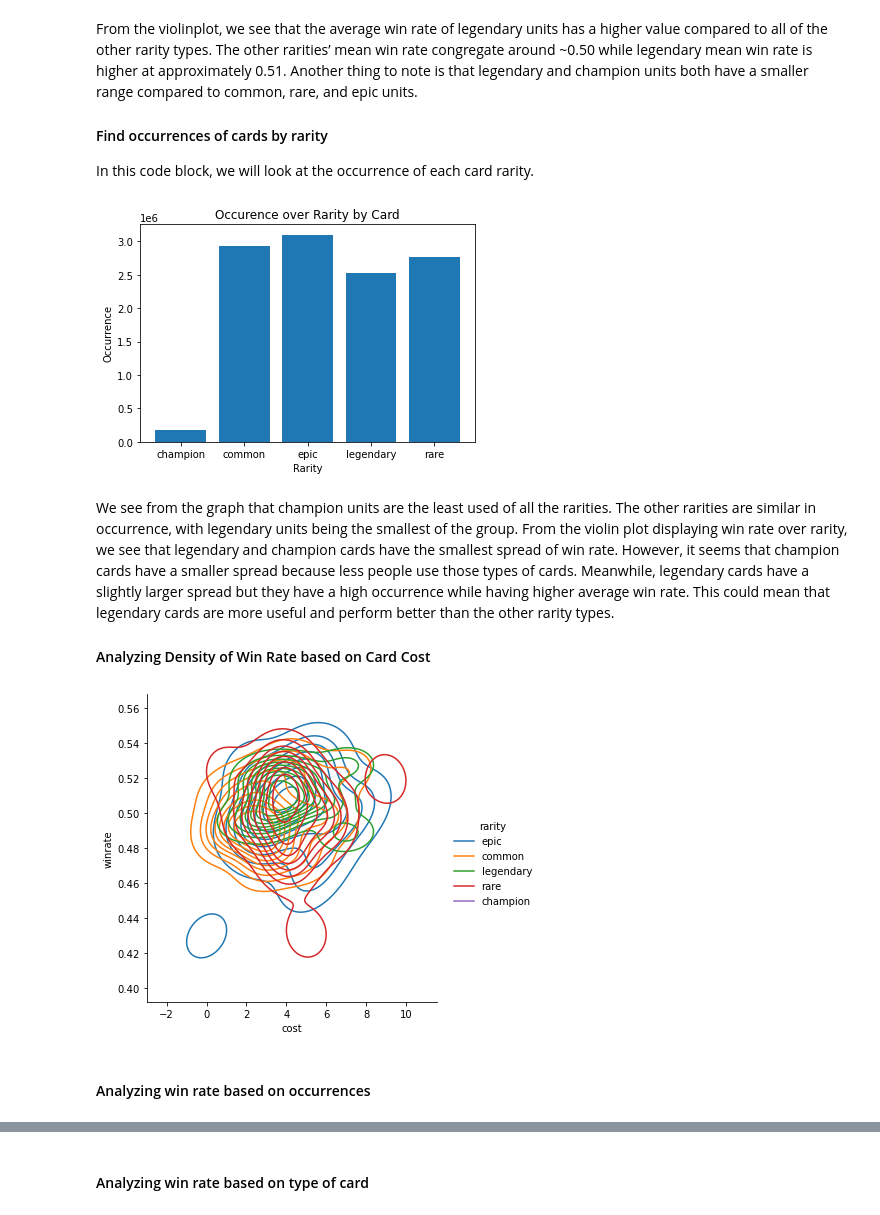
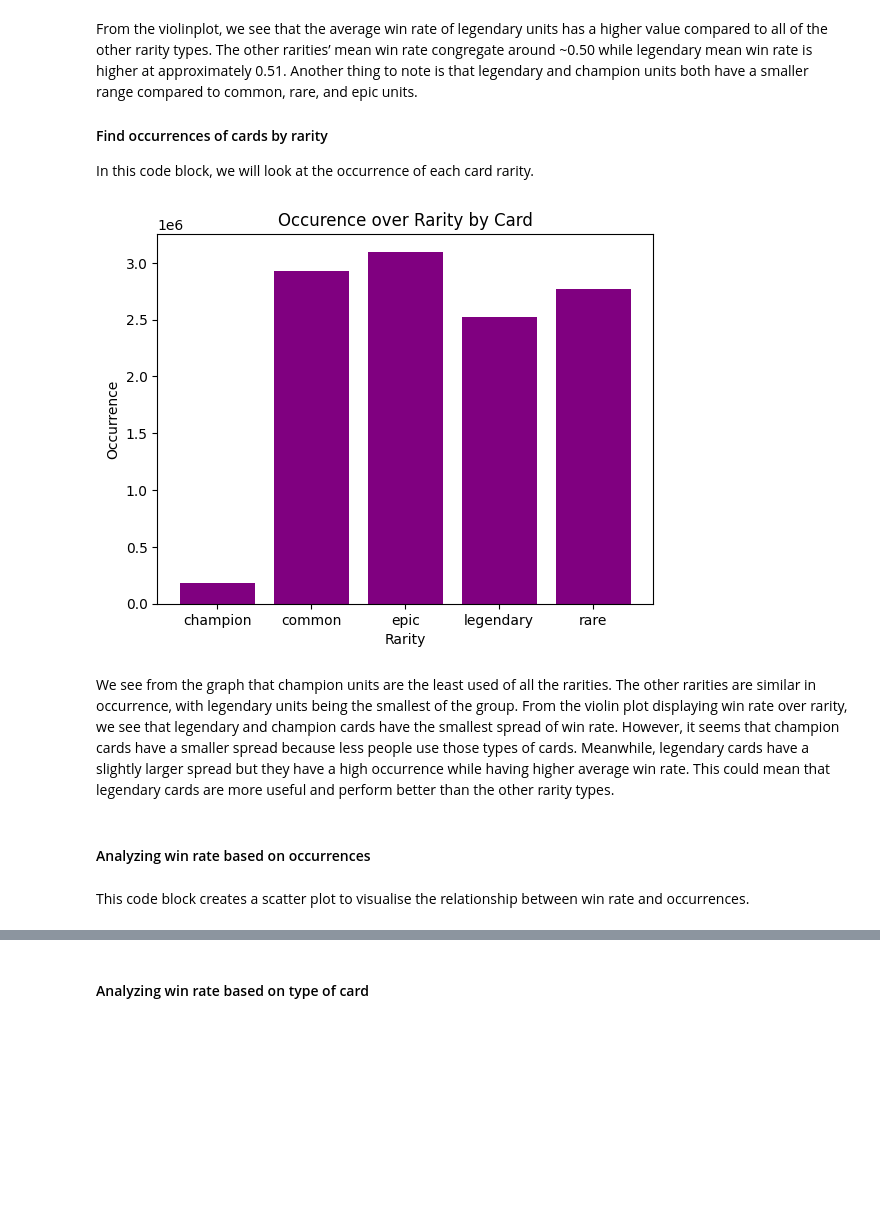
Before and after one commit to tnguyen59/Clash-Royale-Analysis, a Jupyter notebook: brendan_final_draft.ipynb, the cells around one changed output, grey strips where cells are left out. Cells and saved outputs as stored; diff of their text form; code cells hidden in the pictures; blank space fills up the shorter version.

```diff
--- a/brendan_final_draft.ipynb
+++ b/brendan_final_draft.ipynb
@@ -85,34 +89,32 @@ While going through to determine the number of occurrences, we also determined t
 
 To go a step further in exploring data relative to cards, we wanted to look at the specifics of a card's attributes and determine any rates based off of them. Every card has a type (unit, spell, spawner, building, siege, defense), elixir cost (0-9), and rarity (common, rare, epic, legendary, champion). Going through the card_df dataframe, each card has these attributes labeled so to find the win rate for each classification of a particular attribute, we took the average win rate of each card containing that attribute and graphed each attribute by category comparing the win rate and occurrences.
 # %%
-temp_df = data_cards
-temp_df.rename(columns={0: 'occurrences', 'index': 'card'}, inplace=True)
+# Rename the columns of the card_df dataframe to correspond to it's name
+card_df = data_cards
+card_df.rename(columns={0: 'occurrences', 'index': 'card'}, inplace=True)
 
+# Make a wins_df that gets the number of wins of each card and rename column values
 wins_df = pd.DataFrame.from_dict([cards_winning]).transpose().reset_index()
 wins_df.rename(columns={0: 'wins', 'index': 'card'}, inplace=True)
-# wins_df.sort_values(by=['wins'], inplace=True, ascending=False)
 
-temp_df.sort_values(by=['occurrences'], inplace=True, ascending=False)
-
-wins_df = wins_df.merge(right=temp_df)
+# Sort each dataframe and merge the number of wins and total number of occurrences
+card_df.sort_values(by=['occurrences'], inplace=True, ascending=False)
+wins_df = wins_df.merge(right=card_df)
 wins_df.sort_values(by=['wins'], inplace=True, ascending=False)
 
-winrate_df = wins_df
 
-for index, row in winrate_df.iterrows():
-    winrate_df.at[index, 'winrate'] = row['wins'] / row['occurrences']
+# Calculate the win rate of each card and add it into the dataframe in a new column
+for index, row in wins_df.iterrows():
+    wins_df.at[index, 'winrate'] = row['wins'] / row['occurrences']
 
-winrate_df.sort_values(by=['winrate'], inplace=True, ascending=False)
-winrate_df
+# Sort values by winrate and set card_df to the merged dataset
+wins_df.sort_values(by=['winrate'], inplace=True, ascending=False)
 
-card_df = winrate_df
+card_df = wins_df
 
-# print(data_card_list.at[17, 'card'])
-
+# Gather the card name, cost, rarity, and type nad put it into the dataframe card_df
 for index, row in card_df.iterrows():
-    # print(row['card'])
     tup = (data_card_list.at[row['card'], 'card'], data_card_list.at[row['card'], 'cost'], data_card_list.at[row['card'], 'rarity'], data_card_list.at[row['card'], 'type'])
-    # print(tup)
     card_df.at[index, 'card_name'] = tup[0]
     card_df.at[index, 'cost'] = tup[1]
     card_df.at[index, 'rarity'] = tup[2]
@@ -328,32 +375,27 @@ From the violinplot, we see that the average win rate of legendary units has a h
 #### Find occurrences of cards by rarity
 In this code block, we will look at the occurrence of each card rarity.
 # %%
+# Loop through each rarity in the dataset and add the occurrences to an empty list lst
 lst = []
-# rarities = card_df['rarity'].unique()
 rarities = ['common', 'rare', 'epic', 'legendary', 'champion']
 for rarity in rarities:
     lst.append(card_df[card_df['rarity'] == rarity].occurrences)
 
+# Plot the total occurrences by rarity
 fig, ax = plt.subplots()
-#ax.set_xticks([1, 2, 3, 4, 5])
-#ax.set_xticklabels(rarities)
-ax.bar(card_df.groupby('rarity')['occurrences'].sum().index,card_df.groupby('rarity')['occurrences'].sum().values)
+ax.bar(card_df.groupby('rarity')['occurrences'].sum().index,card_df.groupby('rarity')['occurrences'].sum().values,color = "purple")
 ax.set_xlabel('Rarity')
 ax.set_ylabel('Occurrence')
 ax.set_title('Occurence over Rarity by Card')
 plt.show()
 # %% [output]
-[figure, old version]
+[figure, new version]
 # %% [markdown]
 We see from the graph that champion units are the least used of all the rarities. The other rarities are similar in occurrence, with legendary units being the smallest of the group. From the violin plot displaying win rate over rarity, we see that legendary and champion cards have the smallest spread of win rate. However, it seems that champion cards have a smaller spread because less people use those types of cards. Meanwhile, legendary cards have a slightly larger spread but they have a high occurrence while having higher average win rate. This could mean that legendary cards are more useful and perform better than the other rarity types.
-#### Analyzing Density of Win Rate based on Card Cost
-# %%
-sns.displot(data=card_df, x='cost', y='winrate', hue='rarity', kind='kde',warn_singular=False)
-plt.show()
-# %% [output]
-[figure, removed]
 # %% [markdown]
 #### Analyzing win rate based on occurrences
+# %% [markdown]
+This code block creates a scatter plot to visualise the relationship between win rate and occurrences.
 # %%
 fig, ax = plt.subplots()
 # Setting labels
```
Also changed, not shown: parts of 47 cells of this notebook.
